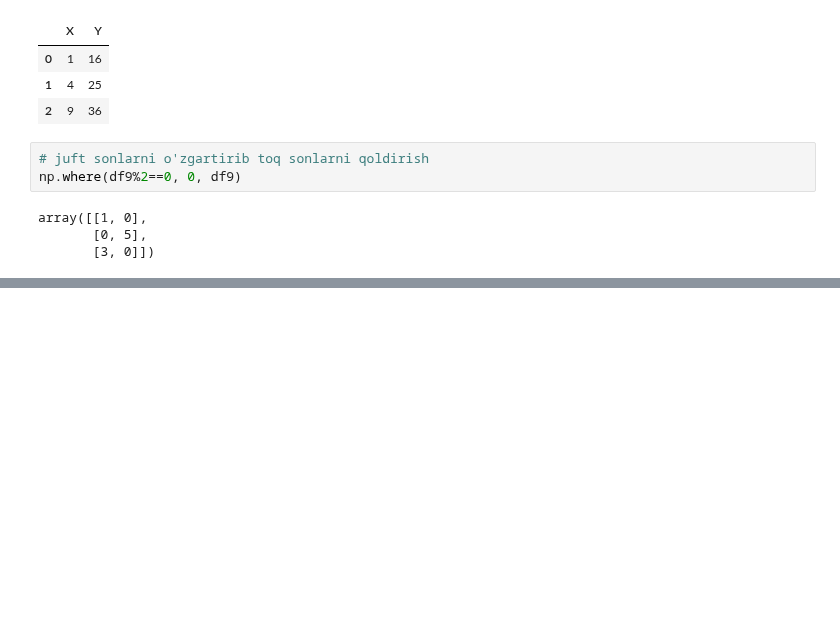
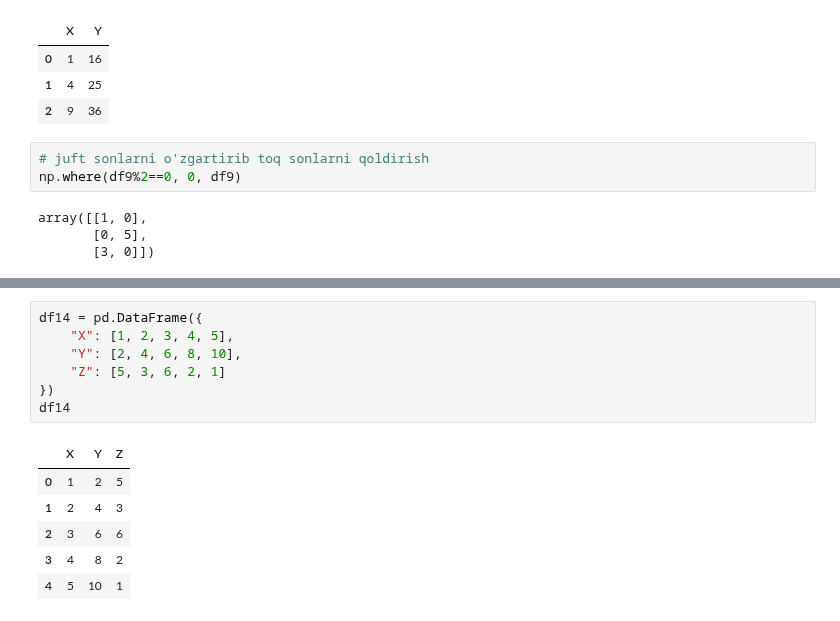
Before and after one commit to izzat-ai/learning-ai, a Jupyter notebook: pandas/24_dec_practice.ipynb, the cells around one changed output, grey strips where cells are left out. Saved outputs shown, nothing was run; the diff lists cells and outputs as text; blank space fills up the shorter version.

```diff
--- a/pandas/24_dec_practice.ipynb
+++ b/pandas/24_dec_practice.ipynb
@@ -217,0 +333,14 @@ array([[1, 0],
+# %%
+df14 = pd.DataFrame({
+    "X": [1, 2, 3, 4, 5],
+    "Y": [2, 4, 6, 8, 10],
+    "Z": [5, 3, 6, 2, 1]
+})
+df14
+# %% [output]
+|  | X | Y | Z |
+| 0 | 1 | 2 | 5 |
+| 1 | 2 | 4 | 3 |
+| 2 | 3 | 6 | 6 |
+| 3 | 4 | 8 | 2 |
+| 4 | 5 | 10 | 1 |
```
Also changed, not shown: parts of 24 cells of this notebook.
